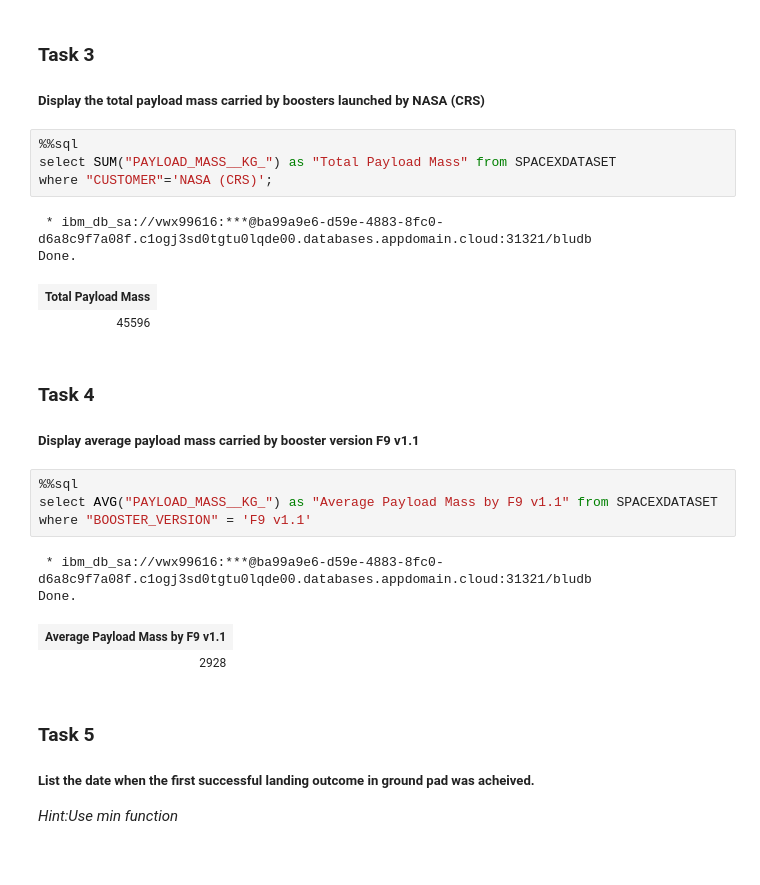
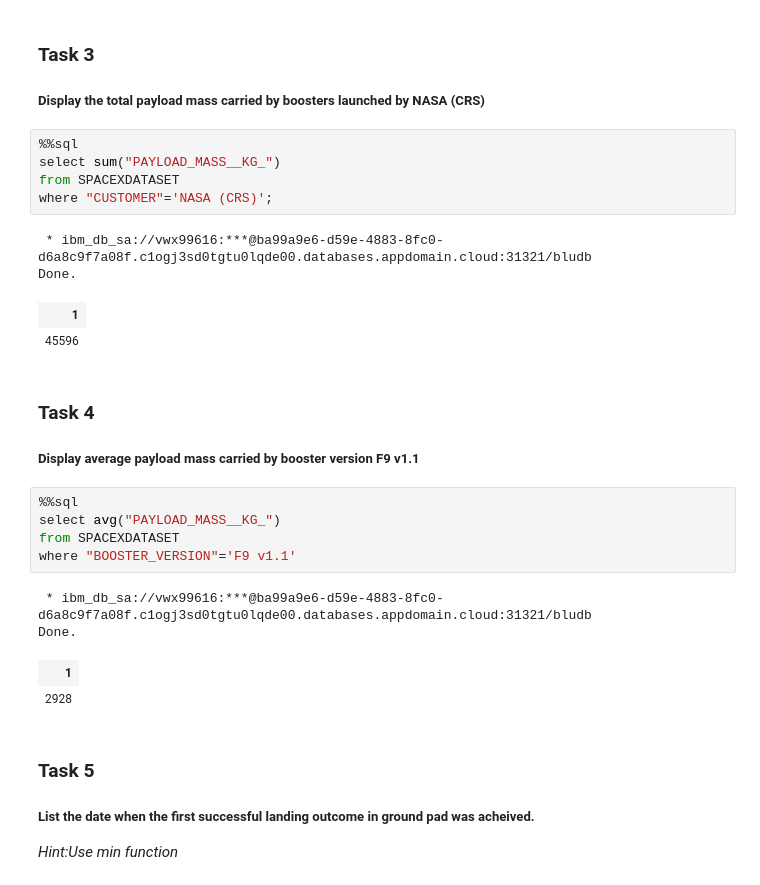
Before and after one commit to lurv1209/Applied-Data-Science-Capstone, a Jupyter notebook: EDA with SQL copy 1.ipynb, the cells around one changed output. Cells and saved outputs as stored; diff of their text form.

```diff
--- a/EDA with SQL copy 1.ipynb
+++ b/EDA with SQL copy 1.ipynb
@@ -185,12 +187,13 @@ Done.
 ##### Display the total payload mass carried by boosters launched by NASA (CRS)
 # %%
 %%sql
-select SUM("PAYLOAD_MASS__KG_") as "Total Payload Mass" from SPACEXDATASET
+select sum("PAYLOAD_MASS__KG_")
+from SPACEXDATASET
 where "CUSTOMER"='NASA (CRS)';
 # %% [output]
  * ibm_db_sa://vwx99616:***@ba99a9e6-d59e-4883-8fc0-d6a8c9f7a08f.c1ogj3sd0tgtu0lqde00.databases.appdomain.cloud:31321/bludb
 Done.
-| Total Payload Mass |
+| 1 |
 | 45596 |
 # %% [markdown]
 ### Task 4
@@ -198,12 +201,13 @@ Done.
 ##### Display average payload mass carried by booster version F9 v1.1
 # %%
 %%sql
-select AVG("PAYLOAD_MASS__KG_") as "Average Payload Mass by F9 v1.1" from SPACEXDATASET
-where "BOOSTER_VERSION" = 'F9 v1.1'
+select avg("PAYLOAD_MASS__KG_")
+from SPACEXDATASET
+where "BOOSTER_VERSION"='F9 v1.1'
 # %% [output]
  * ibm_db_sa://vwx99616:***@ba99a9e6-d59e-4883-8fc0-d6a8c9f7a08f.c1ogj3sd0tgtu0lqde00.databases.appdomain.cloud:31321/bludb
 Done.
-| Average Payload Mass by F9 v1.1 |
+| 1 |
 | 2928 |
 # %% [markdown]
 ### Task 5
```
Also changed, not shown: parts of 2 cells of this notebook.
